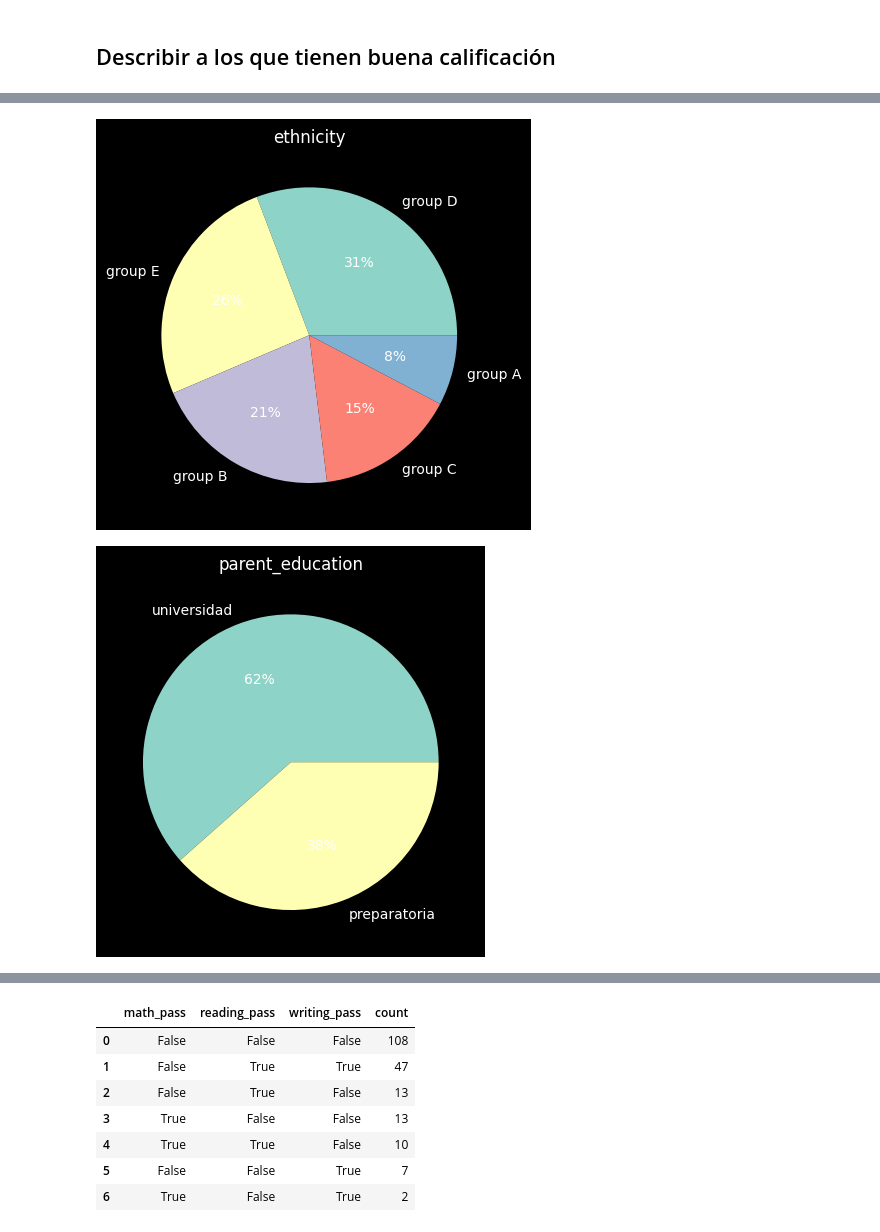
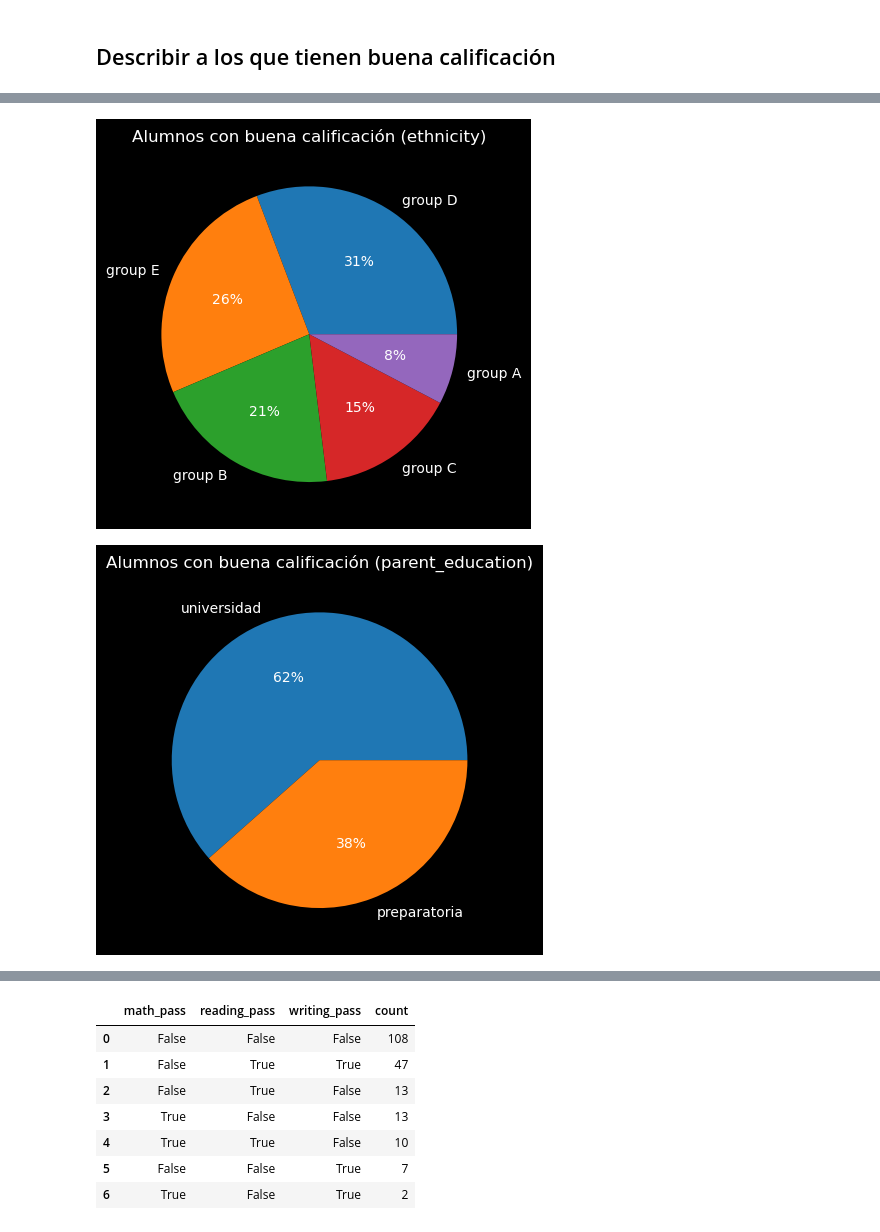
Before and after one commit to MarioChvx/ciencia_de_datos_PAMBAZO, a Jupyter notebook: proyectos/unidad1/proyecto_eda/nueva_expo.ipynb, the cells around one changed output, grey strips where cells are left out. Saved outputs shown, nothing was run; the diff lists cells and outputs as text; code cells hidden in the pictures.

```diff
--- a/proyectos/unidad1/proyecto_eda/nueva_expo.ipynb
+++ b/proyectos/unidad1/proyecto_eda/nueva_expo.ipynb
@@ -23,6 +23,15 @@ df = df.rename(columns={
     'parental_level_of_education': 'parent_education',
     'test_preparation_course': 'preparation'
 })
+# %%
+plt.rcParams.update({'text.color': "white",
+                     'axes.labelcolor': 'white',
+                     'axes.labelcolor': 'white',
+                     'axes.edgecolor': 'white',
+                     'xtick.color': 'white',
+                     'ytick.color': 'white',
+                     'axes.facecolor': 'black',
+                     'figure.facecolor': 'black'})
 # %% [markdown]
 ### Seleccionando solo los que tienen lunch free
 # %%
@@ -123,13 +124,13 @@ for category in df_free.select_dtypes(include=object).columns:
         order=df_free[category].value_counts(ascending=False).index
     )
     plt.title(f'Lunch free/reduced: counts of {category}')
-    plt.style.use("dark_background")
+    # plt.style.use("dark_background")
     plt.show()
     sns.countplot(
         y=df_standard[category],
         order=df_standard[category].value_counts(ascending=False).index
     )
     plt.title(f'Lunch standard: counts of {category}')
-    plt.style.use("dark_background")
+    # plt.style.use("dark_background")
     plt.show()
 # %% [output]
@@ -144,13 +145,14 @@ for category in df_free.select_dtypes(include=object).columns:
 # %%
-def pandas_pie(data: pd.DataFrame):
+def pandas_pie(data: pd.DataFrame, title: str):
     categories = list(data.select_dtypes(include= 'object'))
     num_rows = data.shape[0]
     for i, cat in enumerate(categories):
         counts = data[cat].value_counts().reset_index()
         labels = list(counts['index'])
         nums = np.array(counts[cat]) / num_rows
-        plt.title(f'{cat}')
+        plt.title(f'{title} ({cat})')
         plt.pie(nums, labels= labels, autopct='%.0f%%')
+        # plt.savefig(f'{title} ({cat})', transparent=True, edgecolor='white')
         plt.show()
 # %% [markdown]
 ### Seleccionando los que tienen lunch free/reduced, buena calificación (>80) y que tampoco reprobaron ningún examen
@@ -197,5 +199,5 @@ Se puede ver que son muchos menos que los que tienen buena media y pasaron todas
 # %% [markdown]
 ## Describir a los que tienen buena calificación
 # %%
-pandas_pie(df_free_pass)
+pandas_pie(df_free_pass, 'Alumnos con buena calificación')
 # %% [output]
@@ -203,2 +205,2 @@ pandas_pie(df_free_pass)
-[figure, old version]
+[figure, new version]
-[figure, old version]
+[figure, new version]
```
Also changed, not shown: parts of 9 cells of this notebook.
